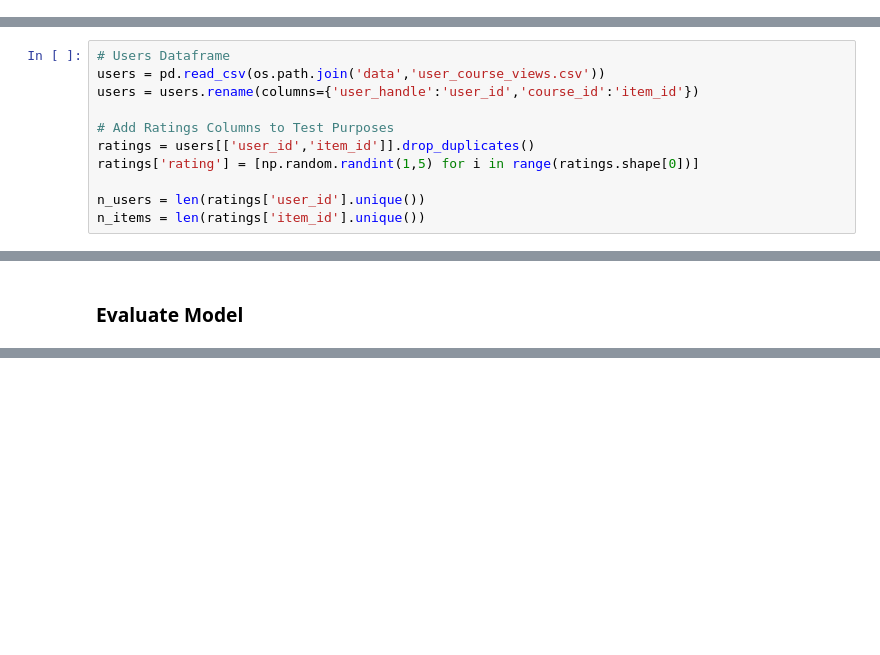
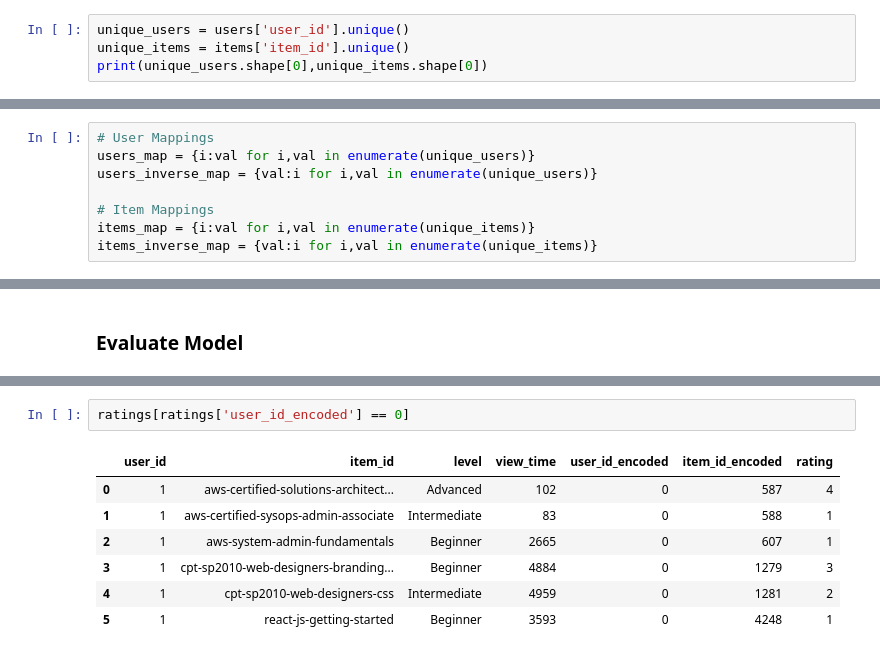
Before and after one commit to Tsmith5151/recommendation-systems, a Jupyter notebook: notebooks/matrix_factorization.ipynb, the cells around one changed output, grey strips where cells are left out. Drawn from its saved outputs; the diff is of its cells as text; blank space fills up the shorter version.

```diff
--- a/notebooks/matrix_factorization.ipynb
+++ b/notebooks/matrix_factorization.ipynb
@@ -18,0 +53,4 @@ from recommender.utils.plots import plot_metrics
+# %%
+unique_users = users['user_id'].unique()
+unique_items = items['item_id'].unique()
+print(unique_users.shape[0],unique_items.shape[0])
@@ -19,11 +61,8 @@ from recommender.utils.plots import plot_metrics
 # %%
-# Users Dataframe
-users = pd.read_csv(os.path.join('data','user_course_views.csv'))
-users = users.rename(columns={'user_handle':'user_id','course_id':'item_id'})
+# User Mappings
+users_map = {i:val for i,val in enumerate(unique_users)}
+users_inverse_map = {val:i for i,val in enumerate(unique_users)}
 
-# Add Ratings Columns to Test Purposes
-ratings = users[['user_id','item_id']].drop_duplicates()
-ratings['rating'] = [np.random.randint(1,5) for i in range(ratings.shape[0])]
-
-n_users = len(ratings['user_id'].unique())
-n_items = len(ratings['item_id'].unique())
+# Item Mappings
+items_map = {i:val for i,val in enumerate(unique_items)}
+items_inverse_map = {val:i for i,val in enumerate(unique_items)}
@@ -145,0 +358,10 @@ item_embeddings = weights[1]
+# %%
+ratings[ratings['user_id_encoded'] == 0]
+# %% [output]
+|  | user_id | item_id | level | view_time | user_id_encoded | item_id_encoded | rating |
+| 0 | 1 | aws-certified-solutions-architect... | Advanced | 102 | 0 | 587 | 4 |
+| 1 | 1 | aws-certified-sysops-admin-associate | Intermediate | 83 | 0 | 588 | 1 |
+| 2 | 1 | aws-system-admin-fundamentals | Beginner | 2665 | 0 | 607 | 1 |
+| 3 | 1 | cpt-sp2010-web-designers-branding... | Beginner | 4884 | 0 | 1279 | 3 |
+| 4 | 1 | cpt-sp2010-web-designers-css | Intermediate | 4959 | 0 | 1281 | 2 |
+| 5 | 1 | react-js-getting-started | Beginner | 3593 | 0 | 4248 | 1 |
```
Also changed, not shown: parts of 54 cells of this notebook, 2 other files.
